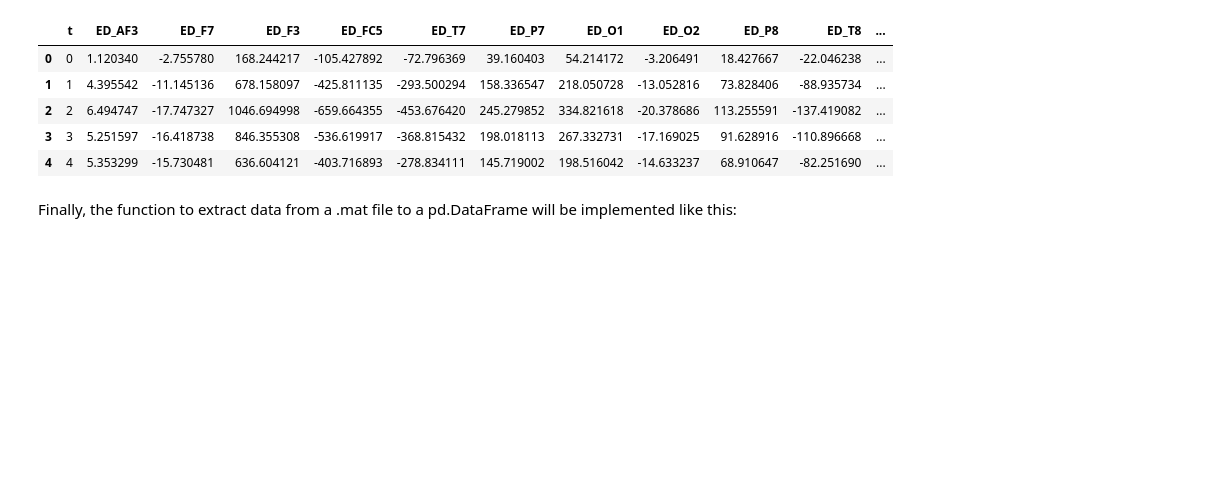
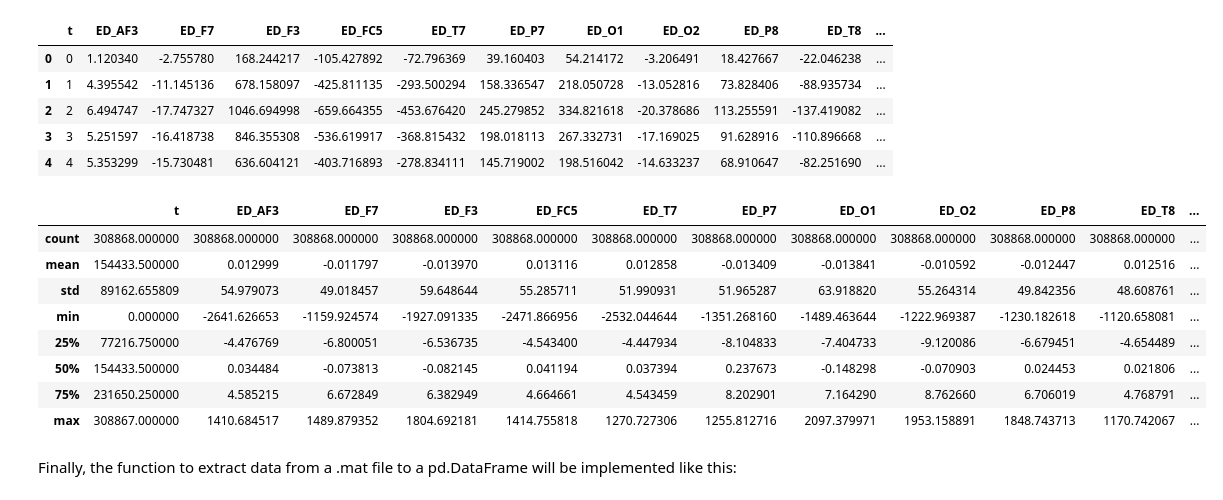
Before and after one commit to letruongzzio/Mental-Attention-States-Classification-Using-EEG-Data, a Jupyter notebook: data_preprocessing.ipynb, the cells around one changed output. Cells and saved outputs as stored; diff of their text form; code cells hidden in the pictures; blank space fills up the shorter version.

Commit message:
PreprocessingData: Filtered

```diff
--- a/data_preprocessing.ipynb
+++ b/data_preprocessing.ipynb
@@ -148,11 +152,11 @@ def get_state(t):
 # %% [markdown]
 Extract data from columns 4 to 17, representing 14 channels, and then create a `state` column.
 # %%
-chanel_columns = ['t']  # get i's sample
-chanel_columns.extend(df.columns[4:18])  # 14 channels
-df_chanels = df[chanel_columns].copy()
-df_chanels['state'] = df_chanels['t'].apply(get_state)
-df_chanels.head()
+channel_columns = ['t']  # get i's sample
+channel_columns.extend(df.columns[4:18])  # 14 channels
+df_channels = df[channel_columns].copy()
+df_channels['state'] = df_channels['t'].apply(get_state)
+df_channels.head()
 # %% [output]
 |  | t | ED_AF3 | ED_F7 | ED_F3 | ED_FC5 | ED_T7 | ED_P7 | ED_O1 | ED_O2 | ED_P8 | ED_T8 | ... |
 | 0 | 0 | 4440.000000 | 4417.948718 | 5390.769231 | 3833.846154 | 4019.487179 | 4656.410256 | 4742.051282 | 4415.384615 | 4538.461538 | 4308.205128 | ... |
@@ -202,7 +204,7 @@ fs = 128  # Sampling frequency
 lowcut = 0.5  # Low cut-off frequency for band-pass filter
 highcut = 40  # High cut-off frequency for band-pass filter
 
-chanel_columns = list(df_chanels.columns[1:-1])
+channel_columns = list(df_channels.columns[1:-1])
 
 # DataFrame processing function
 def preprocess_eeg_dataframe(df, channel_cols):
@@ -238,7 +240,7 @@ def preprocess_eeg_dataframe(df, channel_cols):
 
     return df
 # %%
-filtered_df = preprocess_eeg_dataframe(df_chanels, chanel_columns)
+filtered_df = preprocess_eeg_dataframe(df_channels, channel_columns)
 filtered_df.head()
 # %% [output]
 |  | t | ED_AF3 | ED_F7 | ED_F3 | ED_FC5 | ED_T7 | ED_P7 | ED_O1 | ED_O2 | ED_P8 | ED_T8 | ... |
@@ -247,6 +249,18 @@ filtered_df.head()
 | 2 | 2 | 6.494747 | -17.747327 | 1046.694998 | -659.664355 | -453.676420 | 245.279852 | 334.821618 | -20.378686 | 113.255591 | -137.419082 | ... |
 | 3 | 3 | 5.251597 | -16.418738 | 846.355308 | -536.619917 | -368.815432 | 198.018113 | 267.332731 | -17.169025 | 91.628916 | -110.896668 | ... |
 | 4 | 4 | 5.353299 | -15.730481 | 636.604121 | -403.716893 | -278.834111 | 145.719002 | 198.516042 | -14.633237 | 68.910647 | -82.251690 | ... |
+# %%
+filtered_df.describe()
+# %% [output]
+|  | t | ED_AF3 | ED_F7 | ED_F3 | ED_FC5 | ED_T7 | ED_P7 | ED_O1 | ED_O2 | ED_P8 | ED_T8 | ... |
+| count | 308868.000000 | 308868.000000 | 308868.000000 | 308868.000000 | 308868.000000 | 308868.000000 | 308868.000000 | 308868.000000 | 308868.000000 | 308868.000000 | 308868.000000 | ... |
+| mean | 154433.500000 | 0.012999 | -0.011797 | -0.013970 | 0.013116 | 0.012858 | -0.013409 | -0.013841 | -0.010592 | -0.012447 | 0.012516 | ... |
+| std | 89162.655809 | 54.979073 | 49.018457 | 59.648644 | 55.285711 | 51.990931 | 51.965287 | 63.918820 | 55.264314 | 49.842356 | 48.608761 | ... |
+| min | 0.000000 | -2641.626653 | -1159.924574 | -1927.091335 | -2471.866956 | -2532.044644 | -1351.268160 | -1489.463644 | -1222.969387 | -1230.182618 | -1120.658081 | ... |
+| 25% | 77216.750000 | -4.476769 | -6.800051 | -6.536735 | -4.543400 | -4.447934 | -8.104833 | -7.404733 | -9.120086 | -6.679451 | -4.654489 | ... |
+| 50% | 154433.500000 | 0.034484 | -0.073813 | -0.082145 | 0.041194 | 0.037394 | 0.237673 | -0.148298 | -0.070903 | 0.024453 | 0.021806 | ... |
+| 75% | 231650.250000 | 4.585215 | 6.672849 | 6.382949 | 4.664661 | 4.543459 | 8.202901 | 7.164290 | 8.762660 | 6.706019 | 4.768791 | ... |
+| max | 308867.000000 | 1410.684517 | 1489.879352 | 1804.692181 | 1414.755818 | 1270.727306 | 1255.812716 | 2097.379971 | 1953.158891 | 1848.743713 | 1170.742067 | ... |
 # %% [markdown]
 Finally, the function to extract data from a .mat file to a pd.DataFrame will be implemented like this:
 # %%
```
Also changed, not shown: parts of 10 cells of this notebook.
